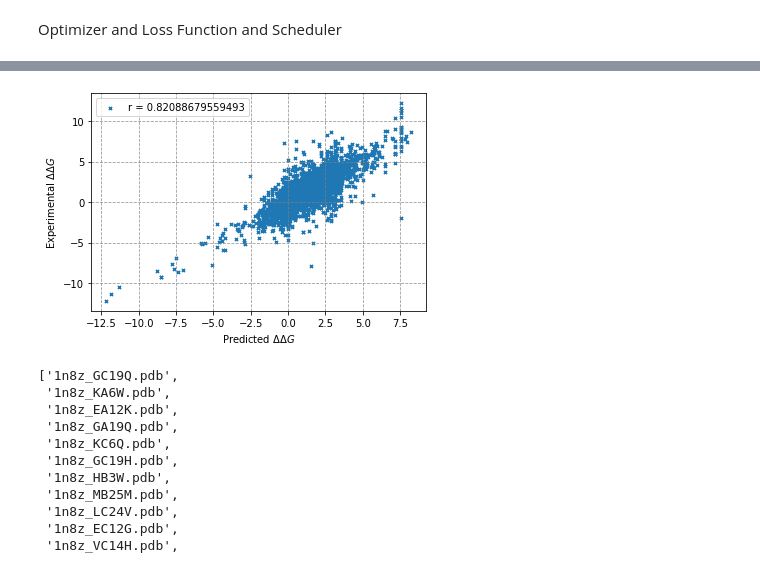
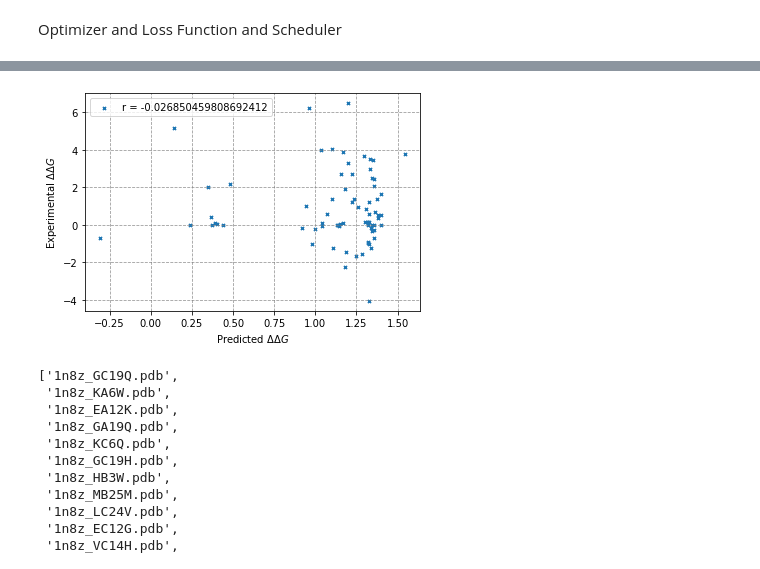
Before and after one commit to babaid/ProBindNN, a Jupyter notebook: main.ipynb, the cells around one changed output, grey strips where cells are left out. Cells and saved outputs as stored; diff of their text form; code cells hidden in the pictures.

```diff
--- a/main.ipynb
+++ b/main.ipynb
@@ -39,11 +39,11 @@ make_dataset(index_xlsx="../index.xlsx", root="../dataset")
 # %% [markdown]
 Dataset/dataloaders
 # %%
-dataset = MutationDataset(index_xlsx="index.xlsx", root="cancer_dataset")
-train_size = int(len(dataset)*0.9)
+dataset = MutationDataset(index_xlsx="index.xlsx", root="dataset12aa")
+train_size = int(len(dataset)*0.015)
 val_size = len(dataset)-train_size
 train_dataset, val_dataset = torch.utils.data.random_split(dataset, [train_size, val_size])
-train_loader = DataLoader(train_dataset, batch_size=1, shuffle=True)
+train_loader = DataLoader(train_dataset, batch_size=32, shuffle=True)
 val_loader = DataLoader(val_dataset, batch_size=512, shuffle=True)
 loaders = {"val_loader": val_loader, "train_loader":train_loader}
 # %%
@@ -63,9 +68,9 @@ Using cuda device
 # %%
 
-model = ProBindNN().to(device)
+model = ProBindNN(    config={"features_in":15, "layers":30, "gnn_features_out":15, "out_dim":1, "mlp_hidden_dim":[30, 30, 15, 15, 15]}).to(device)
 
 #Uncomment next line if you have  a pretrained model
-model.load_state_dict(torch.load("models/model_2022_09_02_14_18_22.pt"))
+#model.load_state_dict(torch.load("models/aminos_model_lal2022_09_11_15_36_21.pt"))
 # %% [output]
 <All keys matched successfully>
 # %% [markdown]
@@ -79,18 +108,18 @@ best_model, path = train(model, loaders, optimizer, loss_fn, scheduler, n_epochs
 # %%
 #change path to point to your model if available
 
 #model.load_state_dict(torch.load(path))
 
 #identifier for saved datapoints
 
 t = time.time()
 stamp = datetime.utcfromtimestamp(t).strftime('%Y_%m_%d_%H_%M_%S')
 
-N = len(dataset)
+N = len(train_dataset)
 
-comparator(model,dataset, N, "_data/predictions/{}_.csv".format(stamp))
+comparator(model,train_dataset, N, "_data/predictions/{}.csv".format(stamp))
 # %% [output]
-[figure, old version]
+[figure, new version]
 # %%
 from tqdm import tqdm
 import numpy as np
```
Also changed, not shown: parts of 7 cells of this notebook, 30 other files.
